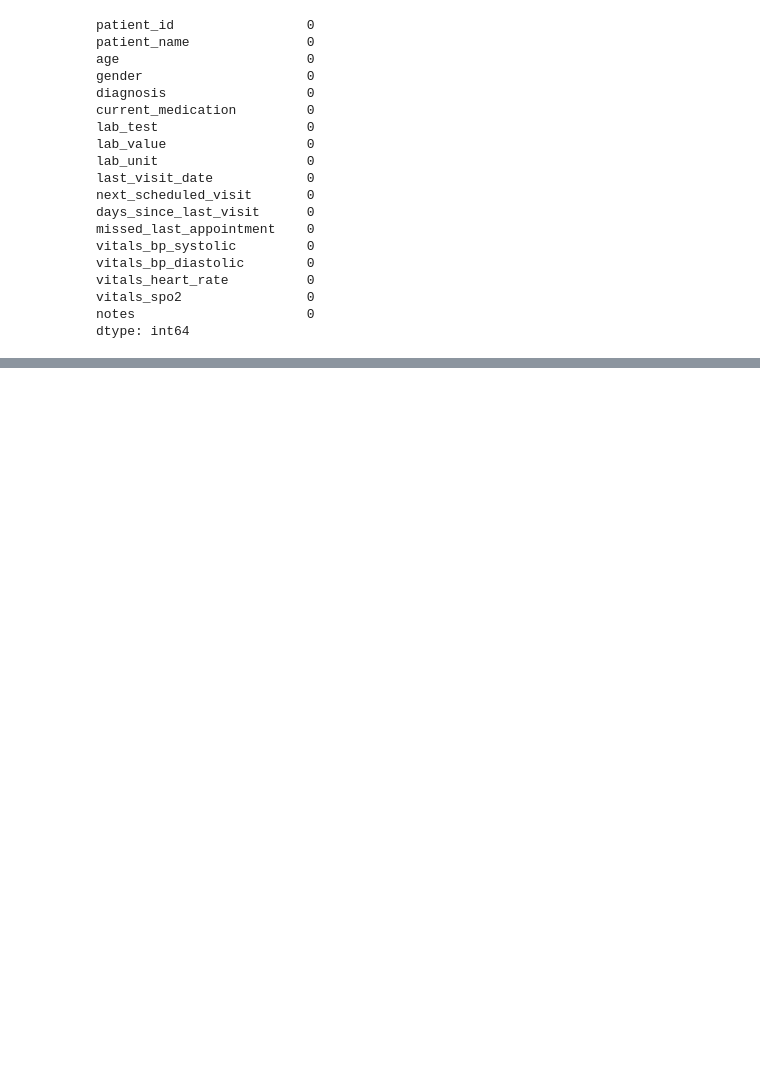
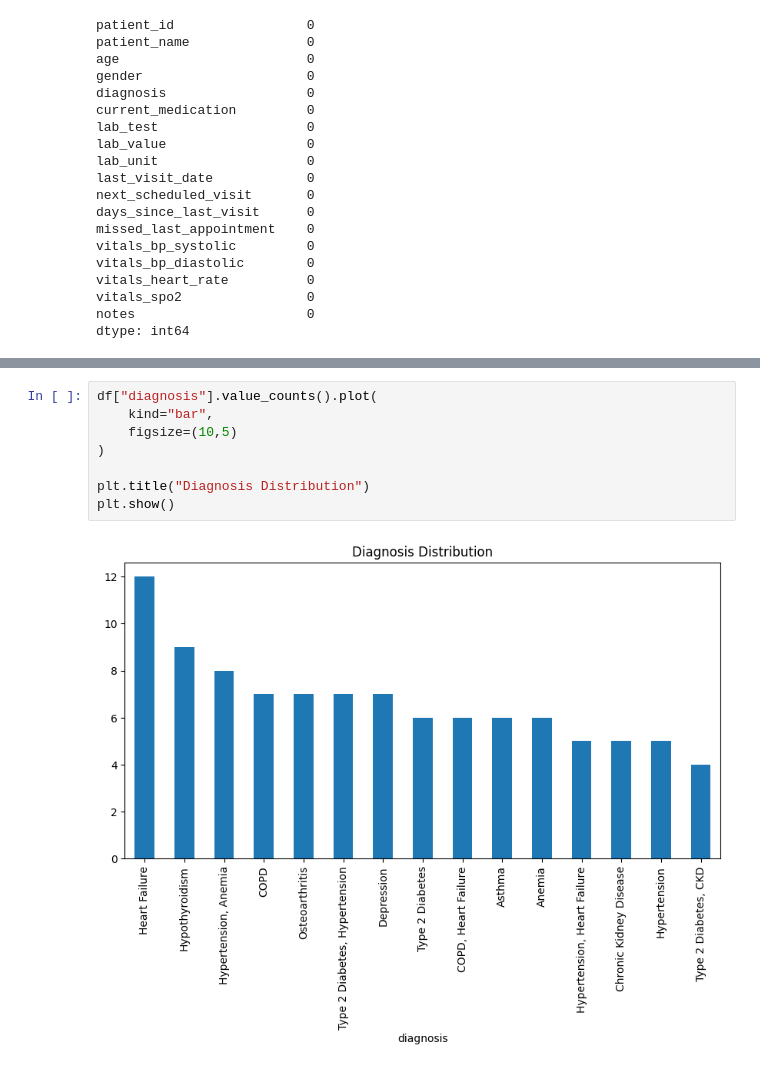
Before and after one commit to viveks007/Agent_Health_Care, a Jupyter notebook: healthcare_agent.ipynb, the cells around one changed output, grey strips where cells are left out. Saved outputs shown, nothing was run; the diff lists cells and outputs as text; blank space fills up the shorter version.

```diff
--- a/healthcare_agent.ipynb
+++ b/healthcare_agent.ipynb
@@ -76,3 +76,13 @@ df.describe()
 | 50% | 55.000000 | 34.950000 | 219.000000 | 145.500000 | 87.500000 | 83.000000 | ... |
 | 75% | 68.000000 | 144.600000 | 287.750000 | 161.250000 | 99.250000 | 95.000000 | ... |
 | max | 82.000000 | 1164.000000 | 360.000000 | 181.000000 | 110.000000 | 108.000000 | ... |
+# %%
+df["diagnosis"].value_counts().plot(
+    kind="bar",
+    figsize=(10,5)
+)
+
+plt.title("Diagnosis Distribution")
+plt.show()
+# %% [output]
+[figure, added]
```
Also changed, not shown: parts of 6 cells of this notebook, 3 other files.
